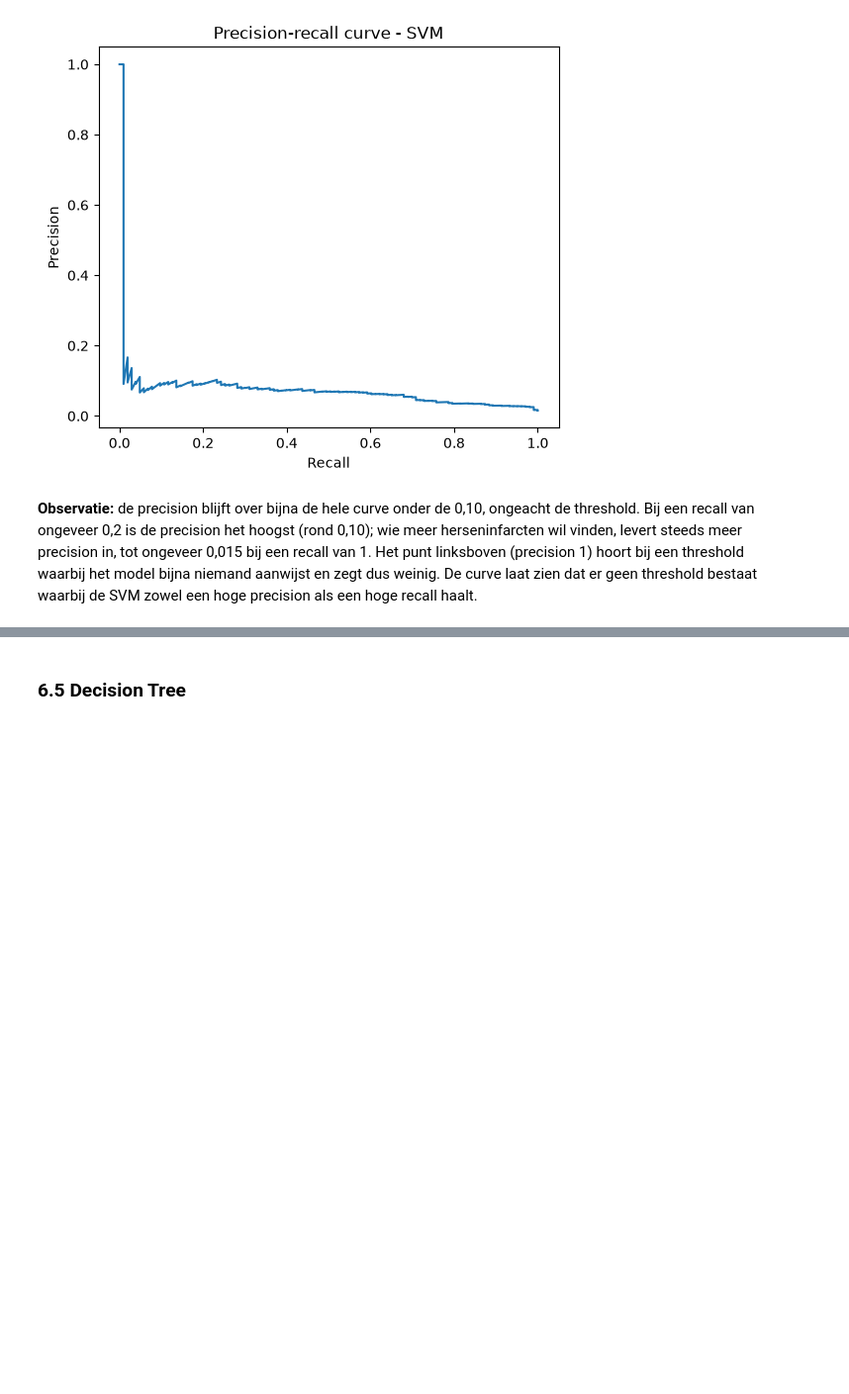
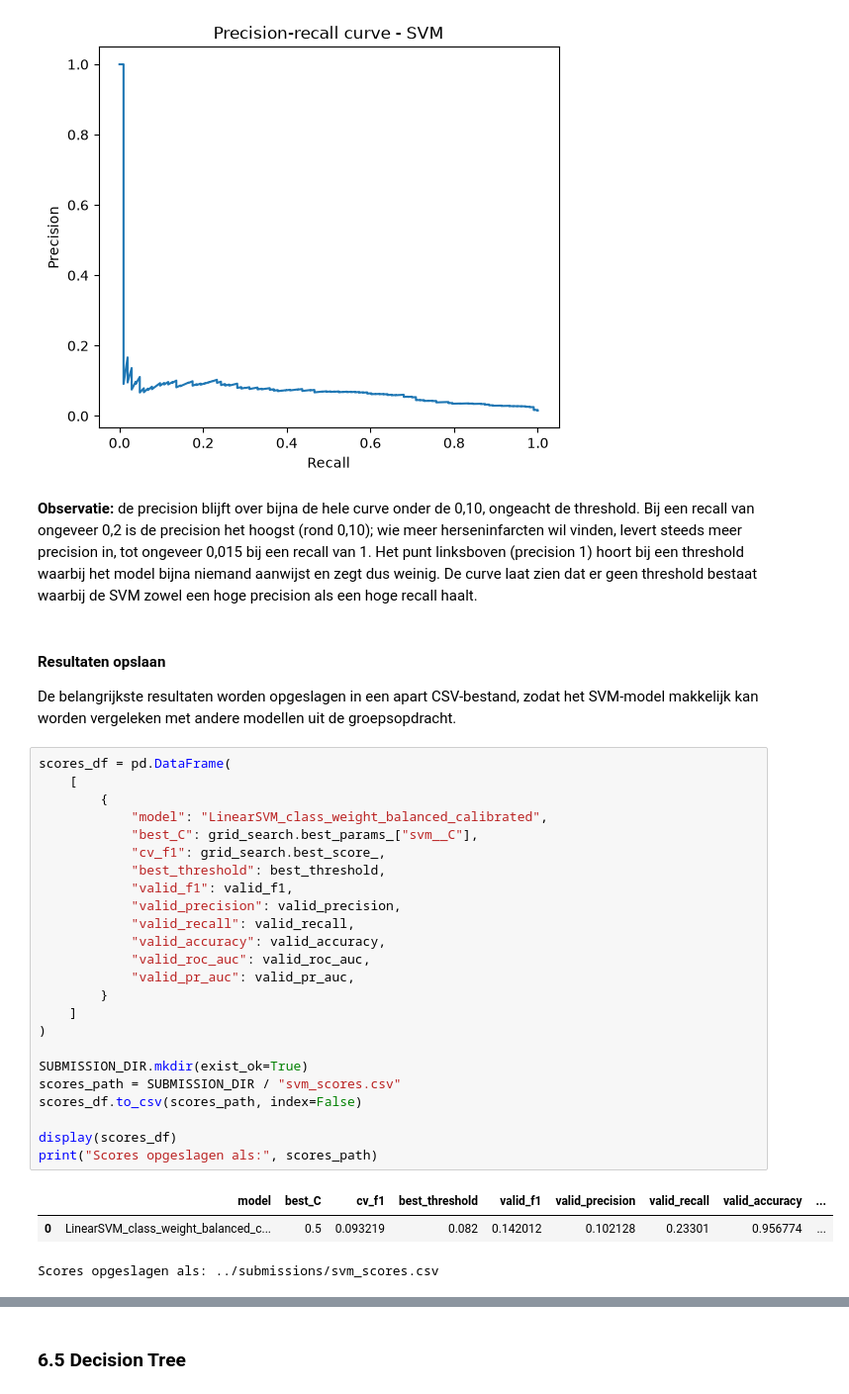
Before and after one commit to Gamal-alsa2026/Predicting-stroke-2026-27, a Jupyter notebook: notebooks/predict_stroke.ipynb, the cells around one changed output, grey strips where cells are left out. Shown at 99% size. Saved outputs shown, nothing was run; the diff lists cells and outputs as text; blank space fills up the shorter version.

Commit message:
Eindnotebook: 6.4 SVM resultaten, Kaggle-submission en conclusie (deel Rayan)

```diff
--- a/notebooks/predict_stroke.ipynb
+++ b/notebooks/predict_stroke.ipynb
@@ -1362,3 +1362,35 @@ plt.show()
 [figure]
 # %% [markdown]
 **Observatie:** de precision blijft over bijna de hele curve onder de 0,10, ongeacht de threshold. Bij een recall van ongeveer 0,2 is de precision het hoogst (rond 0,10); wie meer herseninfarcten wil vinden, levert steeds meer precision in, tot ongeveer 0,015 bij een recall van 1. Het punt linksboven (precision 1) hoort bij een threshold waarbij het model bijna niemand aanwijst en zegt dus weinig. De curve laat zien dat er geen threshold bestaat waarbij de SVM zowel een hoge precision als een hoge recall haalt.
+# %% [markdown]
+#### Resultaten opslaan
+
+De belangrijkste resultaten worden opgeslagen in een apart CSV-bestand, zodat het SVM-model makkelijk kan worden vergeleken met andere modellen uit de groepsopdracht.
+# %%
+scores_df = pd.DataFrame(
+    [
+        {
+            "model": "LinearSVM_class_weight_balanced_calibrated",
+            "best_C": grid_search.best_params_["svm__C"],
+            "cv_f1": grid_search.best_score_,
+            "best_threshold": best_threshold,
+            "valid_f1": valid_f1,
+            "valid_precision": valid_precision,
+            "valid_recall": valid_recall,
+            "valid_accuracy": valid_accuracy,
+            "valid_roc_auc": valid_roc_auc,
+            "valid_pr_auc": valid_pr_auc,
+        }
+    ]
+)
+
+SUBMISSION_DIR.mkdir(exist_ok=True)
+scores_path = SUBMISSION_DIR / "svm_scores.csv"
+scores_df.to_csv(scores_path, index=False)
+
+display(scores_df)
+print("Scores opgeslagen als:", scores_path)
+# %% [output]
+|  | model | best_C | cv_f1 | best_threshold | valid_f1 | valid_precision | valid_recall | valid_accuracy | ... |
+| 0 | LinearSVM_class_weight_balanced_c... | 0.5 | 0.093219 | 0.082 | 0.142012 | 0.102128 | 0.23301 | 0.956774 | ... |
+Scores opgeslagen als: ../submissions/svm_scores.csv
```
Also changed, not shown: parts of 4 cells of this notebook.
